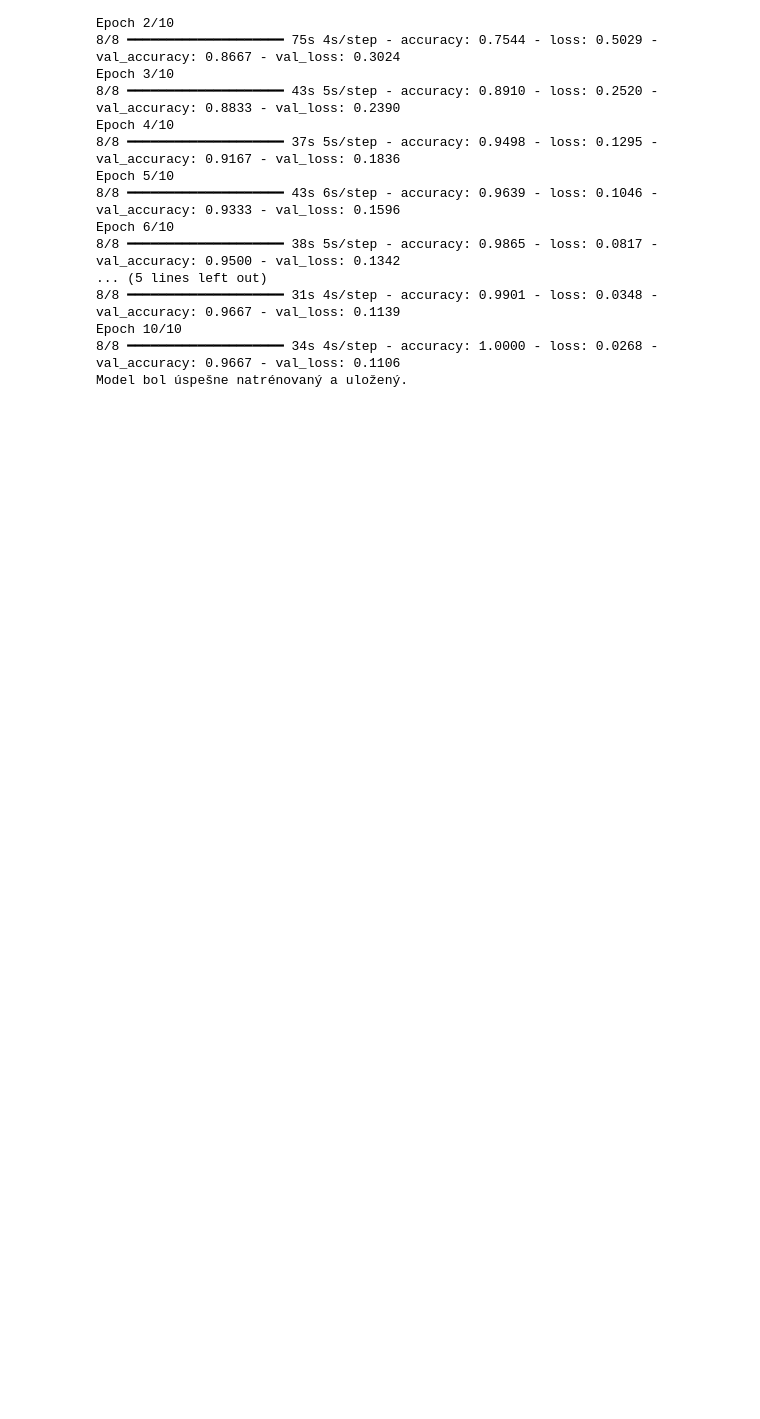
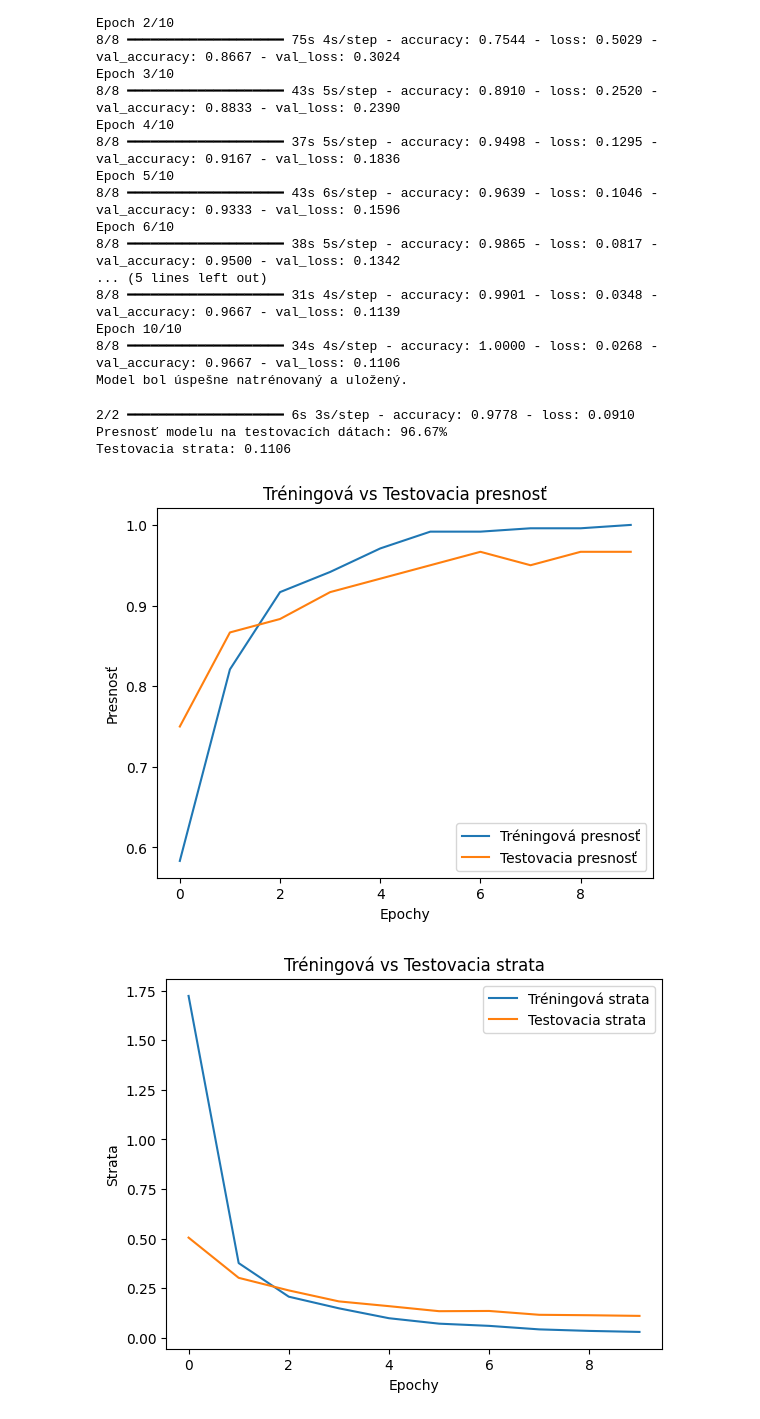
Before and after one commit to Zdenkaaa/Final-Project---Brain-Tumor, a Jupyter notebook: Projektik.ipynb, the cells around one changed output. Saved outputs shown, nothing was run; the diff lists cells and outputs as text; code cells hidden in the pictures; blank space fills up the shorter version.

```diff
--- a/Projektik.ipynb
+++ b/Projektik.ipynb
@@ -148,3 +148,35 @@ Epoch 6/10
 Epoch 10/10
 8/8 ━━━━━━━━━━━━━━━━━━━━ 34s 4s/step - accuracy: 1.0000 - loss: 0.0268 - val_accuracy: 0.9667 - val_loss: 0.1106
 Model bol úspešne natrénovaný a uložený.
+# %%
+# Vyhodnotenie modelu na testovacích dátach
+test_loss, test_accuracy = model.evaluate(X_test, y_test)
+print(f"Presnosť modelu na testovacích dátach: {test_accuracy * 100:.2f}%")
+print(f"Testovacia strata: {test_loss:.4f}")
+# %% [output]
+2/2 ━━━━━━━━━━━━━━━━━━━━ 6s 3s/step - accuracy: 0.9778 - loss: 0.0910
+Presnosť modelu na testovacích dátach: 96.67%
+Testovacia strata: 0.1106
+# %%
+import matplotlib.pyplot as plt
+
+# Graf presnosti
+plt.plot(history.history['accuracy'], label='Tréningová presnosť')
+plt.plot(history.history['val_accuracy'], label='Testovacia presnosť')
+plt.xlabel('Epochy')
+plt.ylabel('Presnosť')
+plt.legend()
+plt.title('Tréningová vs Testovacia presnosť')
+plt.show()
+
+# Graf straty
+plt.plot(history.history['loss'], label='Tréningová strata')
+plt.plot(history.history['val_loss'], label='Testovacia strata')
+plt.xlabel('Epochy')
+plt.ylabel('Strata')
+plt.legend()
+plt.title('Tréningová vs Testovacia strata')
+plt.show()
+# %% [output]
+[figure, added]
+[figure, added]
```
Also changed, not shown: parts of 3 cells of this notebook, 1 other file.
